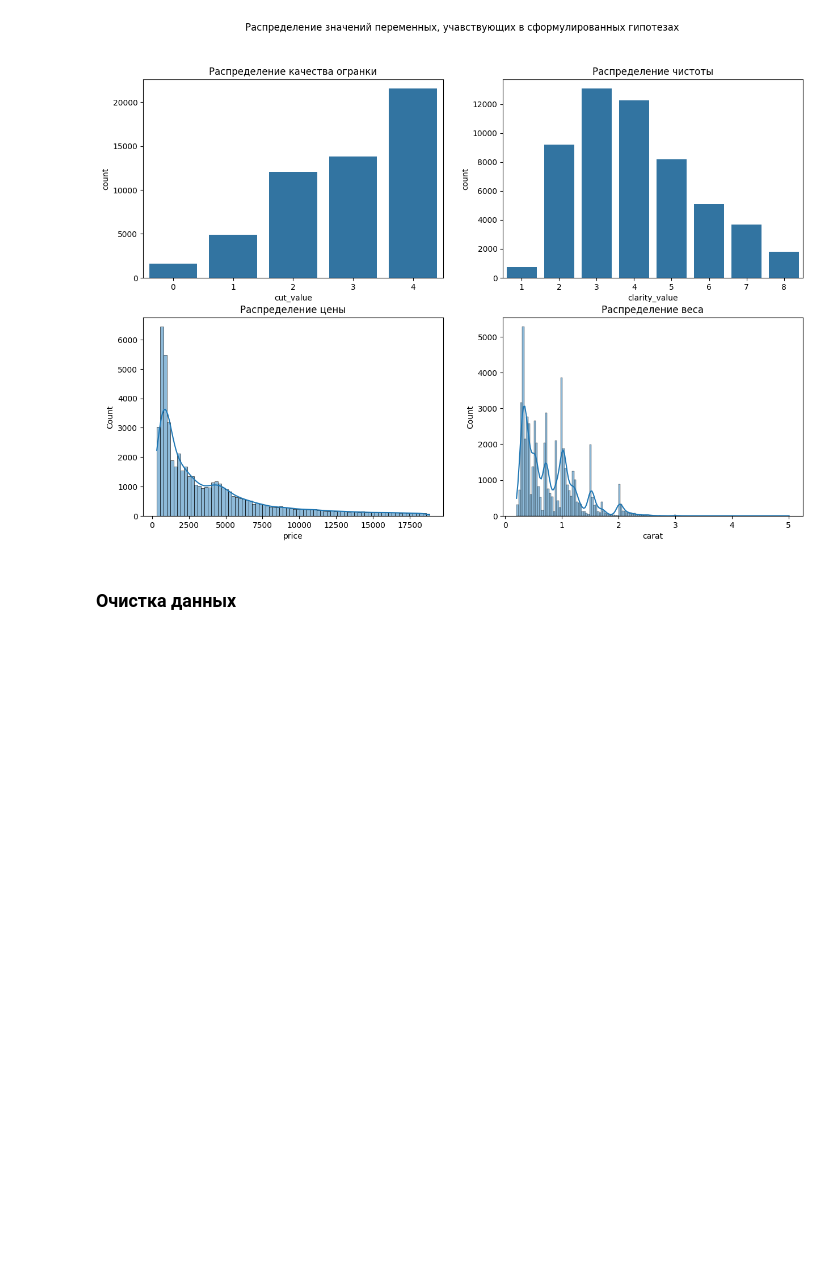
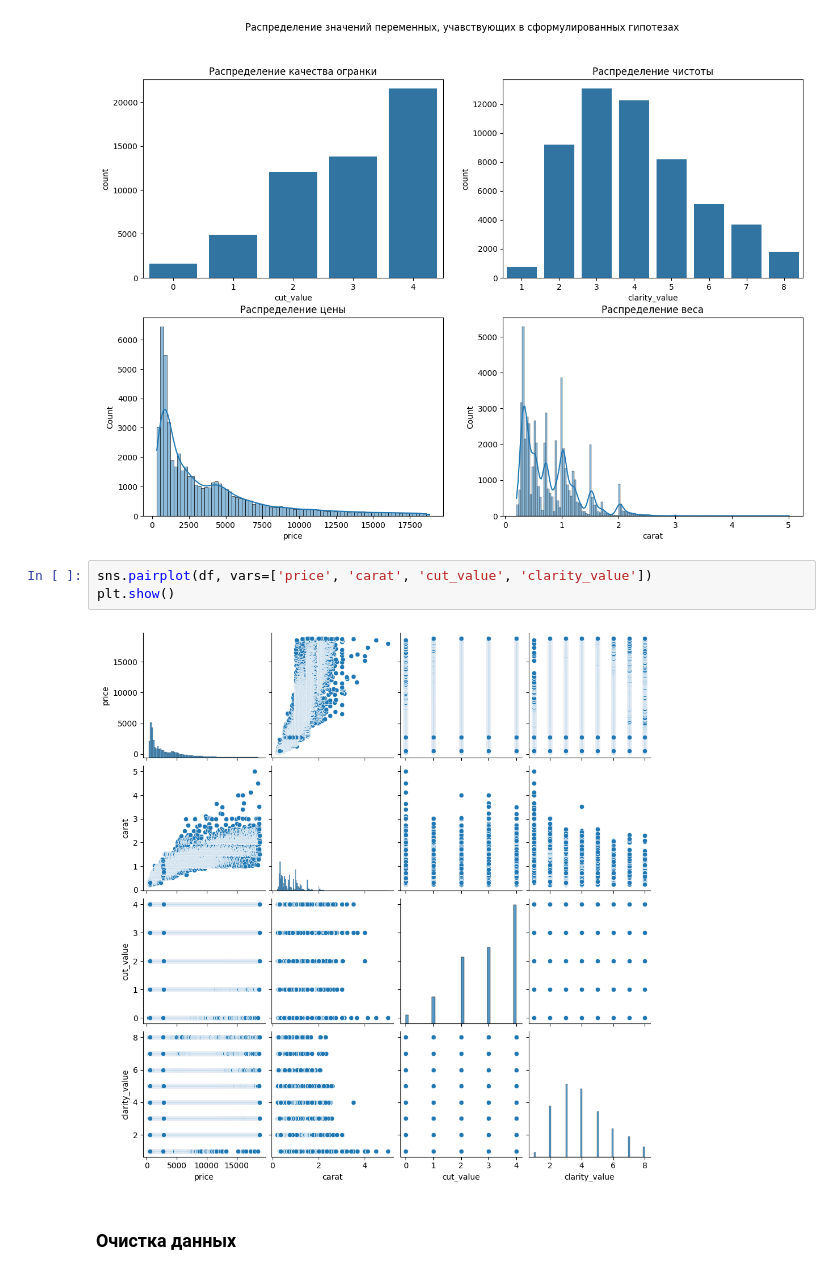
Before and after one commit to inmik/attestation4, a Jupyter notebook: Attestation4.ipynb, the cells around one changed output. Saved outputs shown, nothing was run; the diff lists cells and outputs as text; blank space fills up the shorter version.

```diff
--- a/Attestation4.ipynb
+++ b/Attestation4.ipynb
@@ -138,6 +138,11 @@ ax[1, 1].set_title("Распределение веса")
 plt.show()
 # %% [output]
 [figure]
+# %%
+sns.pairplot(df, vars=['price', 'carat', 'cut_value', 'clarity_value'])
+plt.show()
+# %% [output]
+[figure, added]
 # %% [markdown]
 ### Очистка данных
 # %% [markdown]
```
Also changed, not shown: parts of 6 cells of this notebook.
